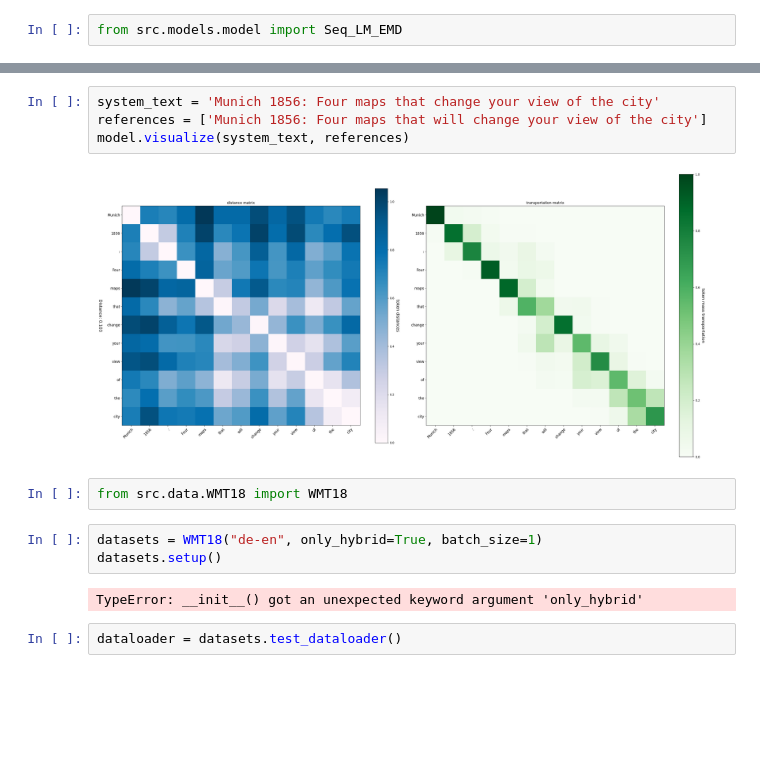
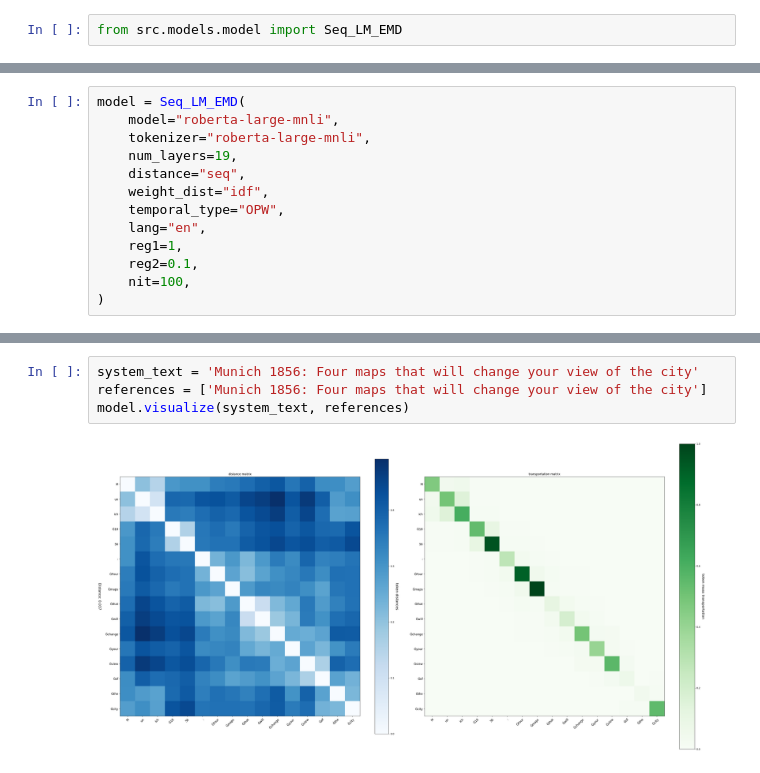
Before and after one commit to eriknovak/OPWScore, a Jupyter notebook: notebooks/02-eriknovak-lm-emd.ipynb, the cells around one changed output, grey strips where cells are left out. Cells and saved outputs as stored; diff of their text form; blank space fills up the shorter version.

```diff
--- a/notebooks/02-eriknovak-lm-emd.ipynb
+++ b/notebooks/02-eriknovak-lm-emd.ipynb
@@ -26,0 +9,13 @@ model.visualize(system_text, references)
+# %%
+model = Seq_LM_EMD(
+    model="roberta-large-mnli",
+    tokenizer="roberta-large-mnli",
+    num_layers=19,
+    distance="seq",
+    weight_dist="idf",
+    temporal_type="OPW",
+    lang="en",
+    reg1=1,
+    reg2=0.1,
+    nit=100,
+)
@@ -27,15 +26,6 @@ model.visualize(system_text, references)
 # %%
-system_text = 'Munich 1856: Four maps that change your view of the city'
+system_text = 'Munich 1856: Four maps that will change your view of the city'
 references = ['Munich 1856: Four maps that will change your view of the city']
 model.visualize(system_text, references)
 # %% [output]
-[figure, old version]
+[figure, new version]
-# %%
-from src.data.WMT18 import WMT18
-# %%
-datasets = WMT18("de-en", only_hybrid=True, batch_size=1)
-datasets.setup()
-# %% [output]
-TypeError: __init__() got an unexpected keyword argument 'only_hybrid'
-# %%
-dataloader = datasets.test_dataloader()
```
Also changed, not shown: parts of 9 cells of this notebook, 38 other files.
